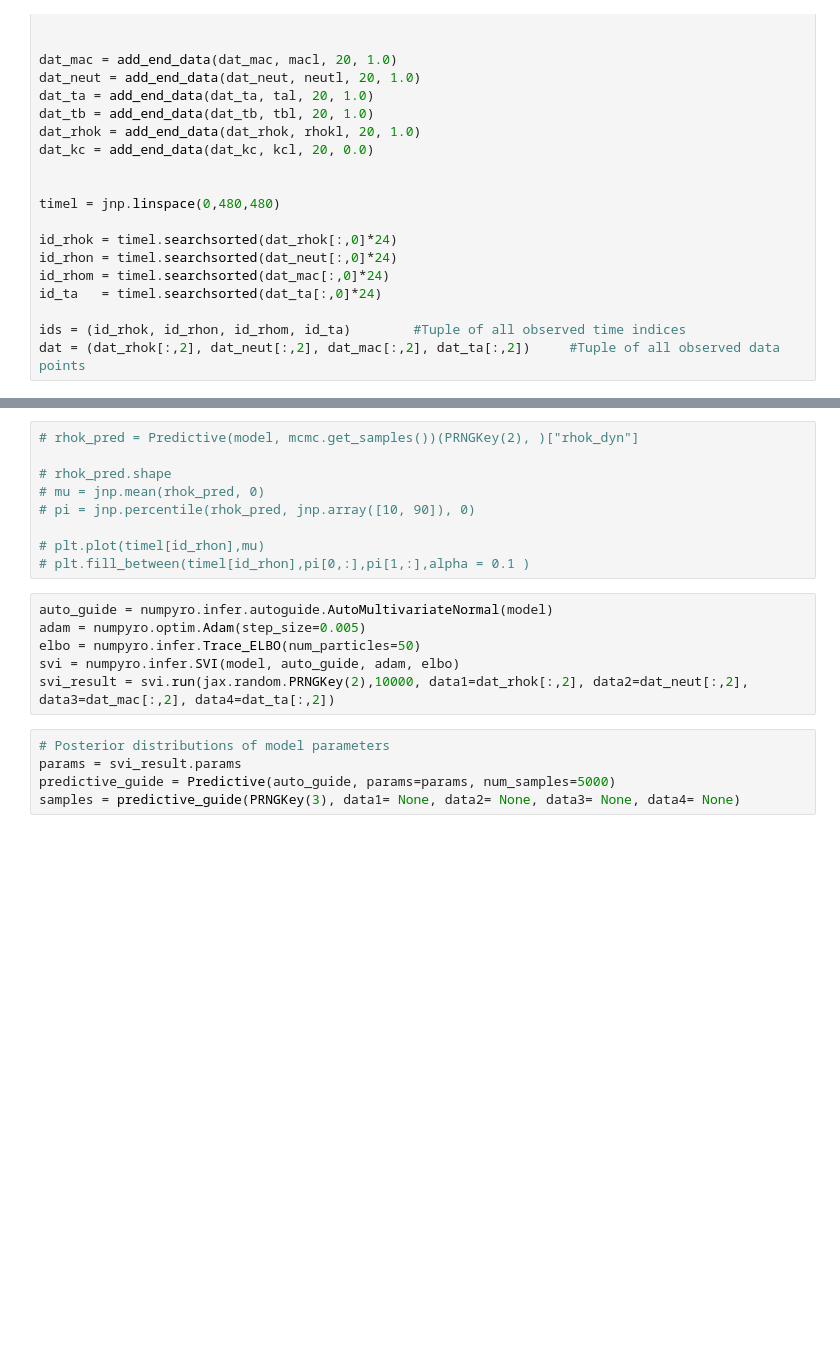
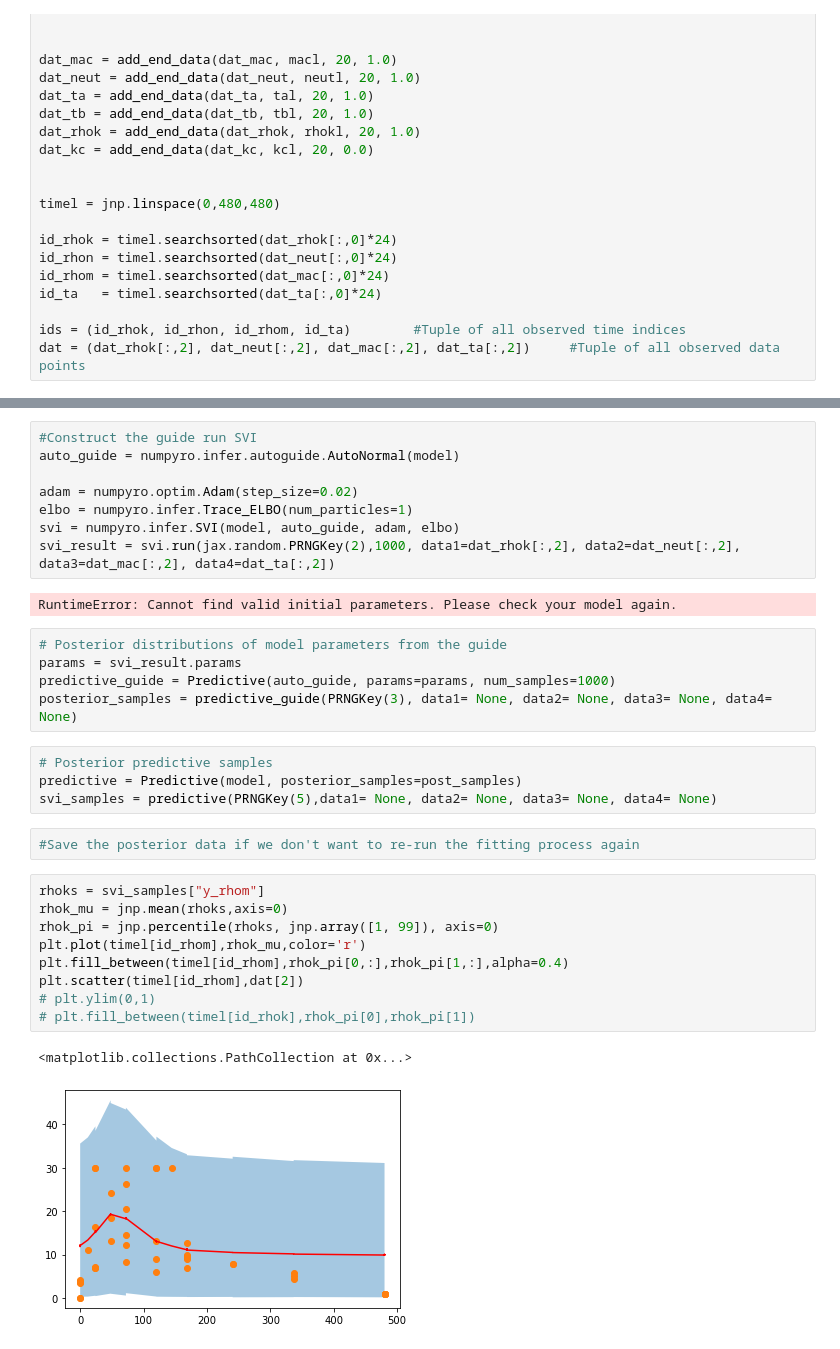
Before and after one commit to vivekdsree/PUNumpyro, a Jupyter notebook: scripts/BayesianModel.ipynb, the cells around one changed output, grey strips where cells are left out. Saved outputs shown, nothing was run; the diff lists cells and outputs as text; blank space fills up the shorter version.

```diff
--- a/scripts/BayesianModel.ipynb
+++ b/scripts/BayesianModel.ipynb
@@ -147,20 +152,33 @@ def model(id=ids, data1 =None, data2=None, data3=None, data4=None):
-# %%
-# rhok_pred = Predictive(model, mcmc.get_samples())(PRNGKey(2), )["rhok_dyn"]
-
-# rhok_pred.shape
-# mu = jnp.mean(rhok_pred, 0)
-# pi = jnp.percentile(rhok_pred, jnp.array([10, 90]), 0)
-
-# plt.plot(timel[id_rhon],mu)
-# plt.fill_between(timel[id_rhon],pi[0,:],pi[1,:],alpha = 0.1 )
 # %%
-auto_guide = numpyro.infer.autoguide.AutoMultivariateNormal(model)
-adam = numpyro.optim.Adam(step_size=0.005)
-elbo = numpyro.infer.Trace_ELBO(num_particles=50)
+#Construct the guide run SVI
+auto_guide = numpyro.infer.autoguide.AutoNormal(model)
+
+adam = numpyro.optim.Adam(step_size=0.02)
+elbo = numpyro.infer.Trace_ELBO(num_particles=1)
 svi = numpyro.infer.SVI(model, auto_guide, adam, elbo)
-svi_result = svi.run(jax.random.PRNGKey(2),10000, data1=dat_rhok[:,2], data2=dat_neut[:,2], data3=dat_mac[:,2], data4=dat_ta[:,2])
+svi_result = svi.run(jax.random.PRNGKey(2),1000, data1=dat_rhok[:,2], data2=dat_neut[:,2], data3=dat_mac[:,2], data4=dat_ta[:,2])
+# %% [output]
+RuntimeError: Cannot find valid initial parameters. Please check your model again.
 # %%
-# Posterior distributions of model parameters
+# Posterior distributions of model parameters from the guide
 params = svi_result.params
-predictive_guide = Predictive(auto_guide, params=params, num_samples=5000)
-samples = predictive_guide(PRNGKey(3), data1= None, data2= None, data3= None, data4= None)
+predictive_guide = Predictive(auto_guide, params=params, num_samples=1000)
+posterior_samples = predictive_guide(PRNGKey(3), data1= None, data2= None, data3= None, data4= None)
+# %%
+# Posterior predictive samples
+predictive = Predictive(model, posterior_samples=post_samples)
+svi_samples = predictive(PRNGKey(5),data1= None, data2= None, data3= None, data4= None)
+# %%
+#Save the posterior data if we don't want to re-run the fitting process again
+# %%
+rhoks = svi_samples["y_rhom"]
+rhok_mu = jnp.mean(rhoks,axis=0)
+rhok_pi = jnp.percentile(rhoks, jnp.array([1, 99]), axis=0)
+plt.plot(timel[id_rhom],rhok_mu,color='r')
+plt.fill_between(timel[id_rhom],rhok_pi[0,:],rhok_pi[1,:],alpha=0.4)
+plt.scatter(timel[id_rhom],dat[2])
+# plt.ylim(0,1)
+# plt.fill_between(timel[id_rhok],rhok_pi[0],rhok_pi[1])
+# %% [output]
+<matplotlib.collections.PathCollection at 0x...>
+[figure, added]
```
Also changed, not shown: parts of 13 cells of this notebook.
